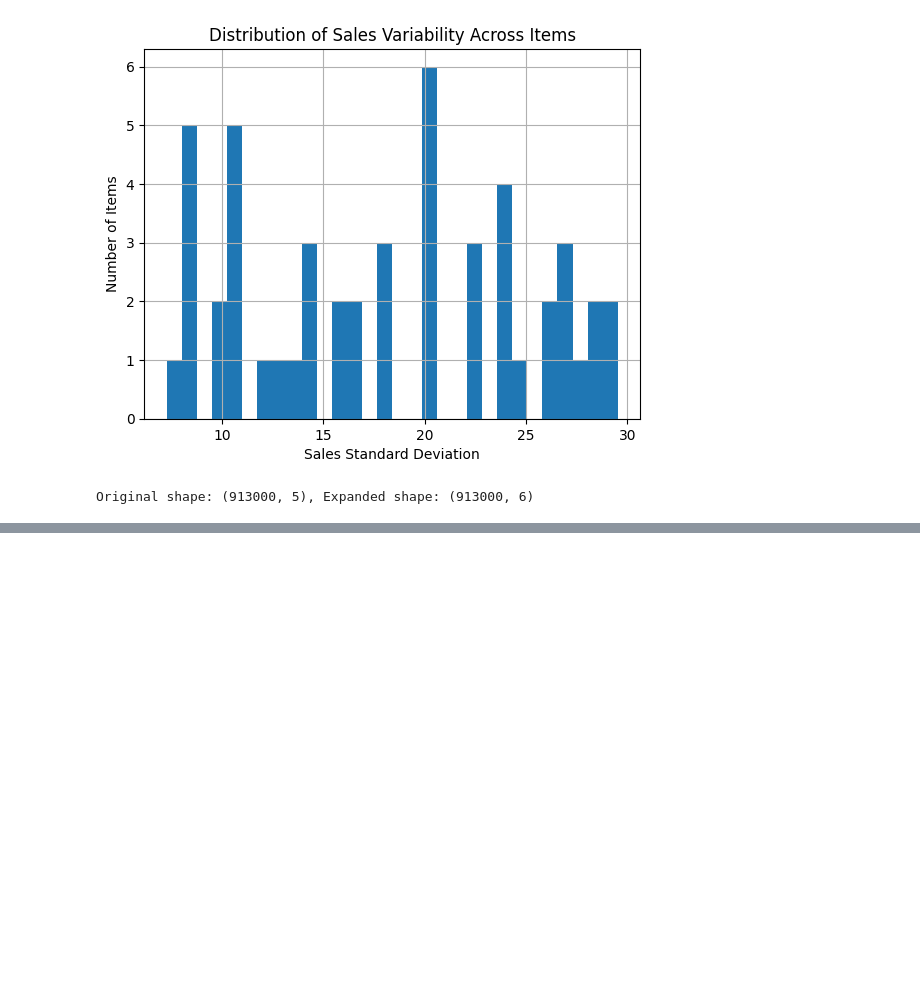
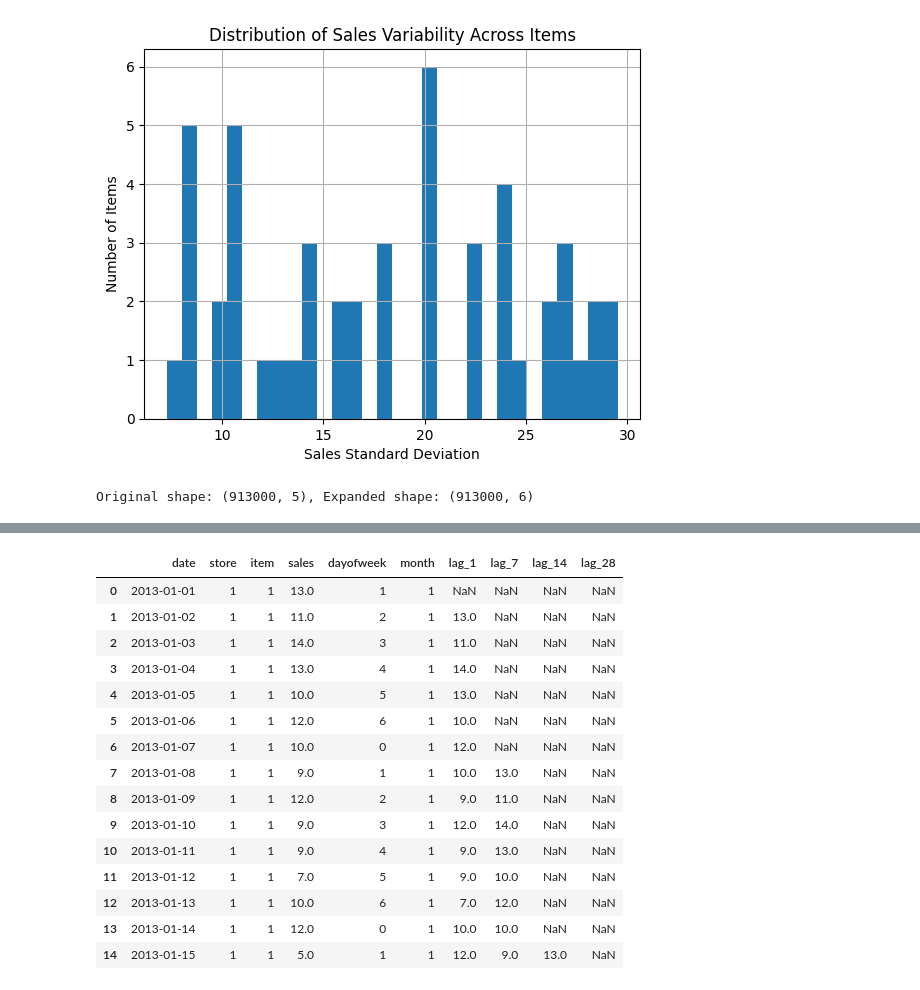
Before and after one commit to Harsha081459/Retail-Demand-Forecasting, a Jupyter notebook: notebook.ipynb, the cells around one changed output, grey strips where cells are left out. Drawn from its saved outputs; the diff is of its cells as text; code cells hidden in the pictures; blank space fills up the shorter version.

Commit message:
feature engineering...

```diff
--- a/notebook.ipynb
+++ b/notebook.ipynb
@@ -183,0 +190,10 @@ Original shape: (913000, 5), Expanded shape: (913000, 6)
+# %%
+#        ---- feature engineering start ----
+# lag features
+lags = [1, 7, 14, 28]
+for lag in lags:
+    df_final[f"lag_{lag}"] = (
+        df_final
+        .groupby(["store", "item"])["sales"]
+        .shift(lag)
+    )
@@ -183,0 +209,19 @@ Original shape: (913000, 5), Expanded shape: (913000, 6)
+# %%
+df_final[(df_final["store"] == 1) & (df_final["item"] == 1)].head(15)
+# %% [output]
+|  | date | store | item | sales | dayofweek | month | lag_1 | lag_7 | lag_14 | lag_28 |
+| 0 | 2013-01-01 | 1 | 1 | 13.0 | 1 | 1 | NaN | NaN | NaN | NaN |
+| 1 | 2013-01-02 | 1 | 1 | 11.0 | 2 | 1 | 13.0 | NaN | NaN | NaN |
+| 2 | 2013-01-03 | 1 | 1 | 14.0 | 3 | 1 | 11.0 | NaN | NaN | NaN |
+| 3 | 2013-01-04 | 1 | 1 | 13.0 | 4 | 1 | 14.0 | NaN | NaN | NaN |
+| 4 | 2013-01-05 | 1 | 1 | 10.0 | 5 | 1 | 13.0 | NaN | NaN | NaN |
+| 5 | 2013-01-06 | 1 | 1 | 12.0 | 6 | 1 | 10.0 | NaN | NaN | NaN |
+| 6 | 2013-01-07 | 1 | 1 | 10.0 | 0 | 1 | 12.0 | NaN | NaN | NaN |
+| 7 | 2013-01-08 | 1 | 1 | 9.0 | 1 | 1 | 10.0 | 13.0 | NaN | NaN |
+| 8 | 2013-01-09 | 1 | 1 | 12.0 | 2 | 1 | 9.0 | 11.0 | NaN | NaN |
+| 9 | 2013-01-10 | 1 | 1 | 9.0 | 3 | 1 | 12.0 | 14.0 | NaN | NaN |
+| 10 | 2013-01-11 | 1 | 1 | 9.0 | 4 | 1 | 9.0 | 13.0 | NaN | NaN |
+| 11 | 2013-01-12 | 1 | 1 | 7.0 | 5 | 1 | 9.0 | 10.0 | NaN | NaN |
+| 12 | 2013-01-13 | 1 | 1 | 10.0 | 6 | 1 | 7.0 | 12.0 | NaN | NaN |
+| 13 | 2013-01-14 | 1 | 1 | 12.0 | 0 | 1 | 10.0 | 10.0 | NaN | NaN |
+| 14 | 2013-01-15 | 1 | 1 | 5.0 | 1 | 1 | 12.0 | 9.0 | 13.0 | NaN |
```
Also changed, not shown: parts of 9 cells of this notebook.
